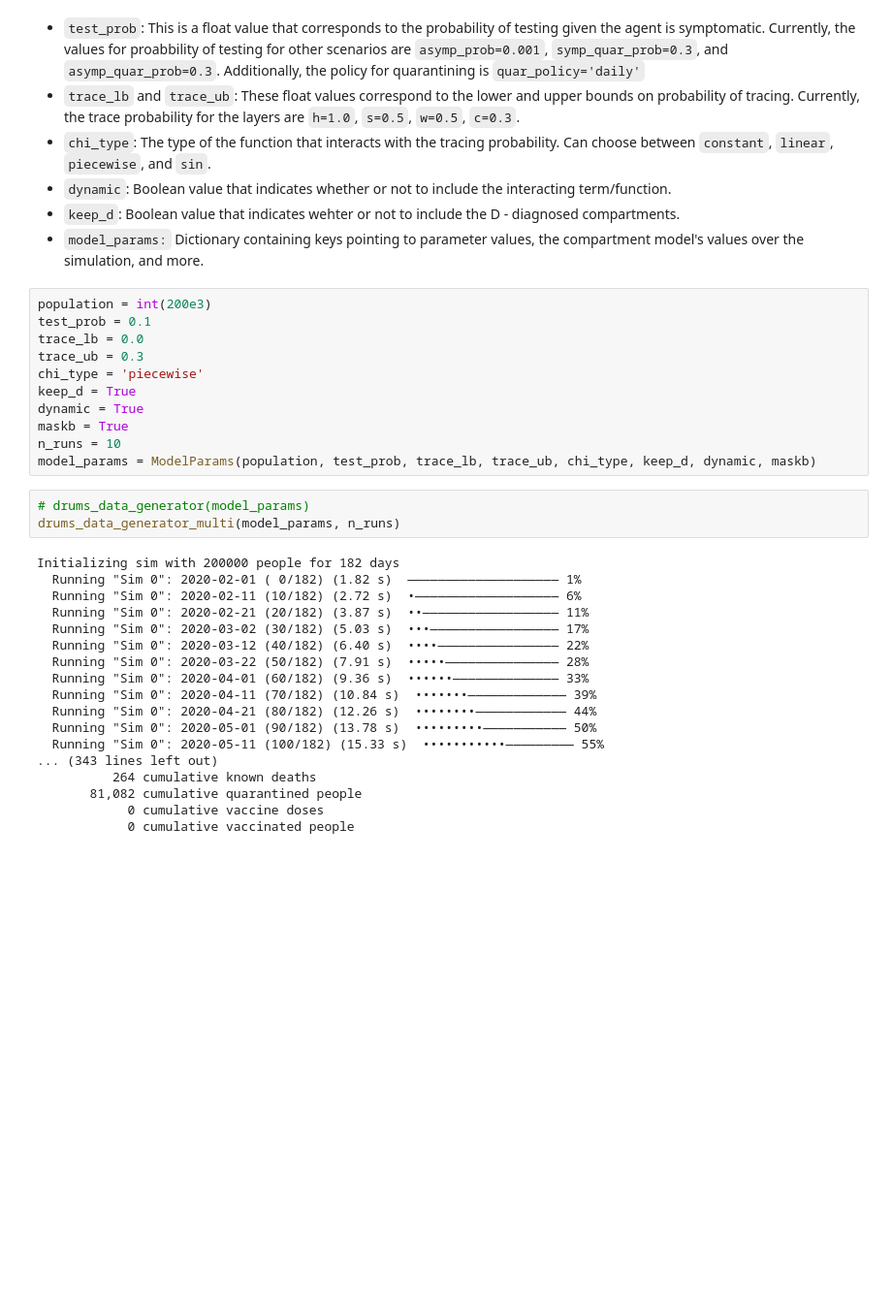
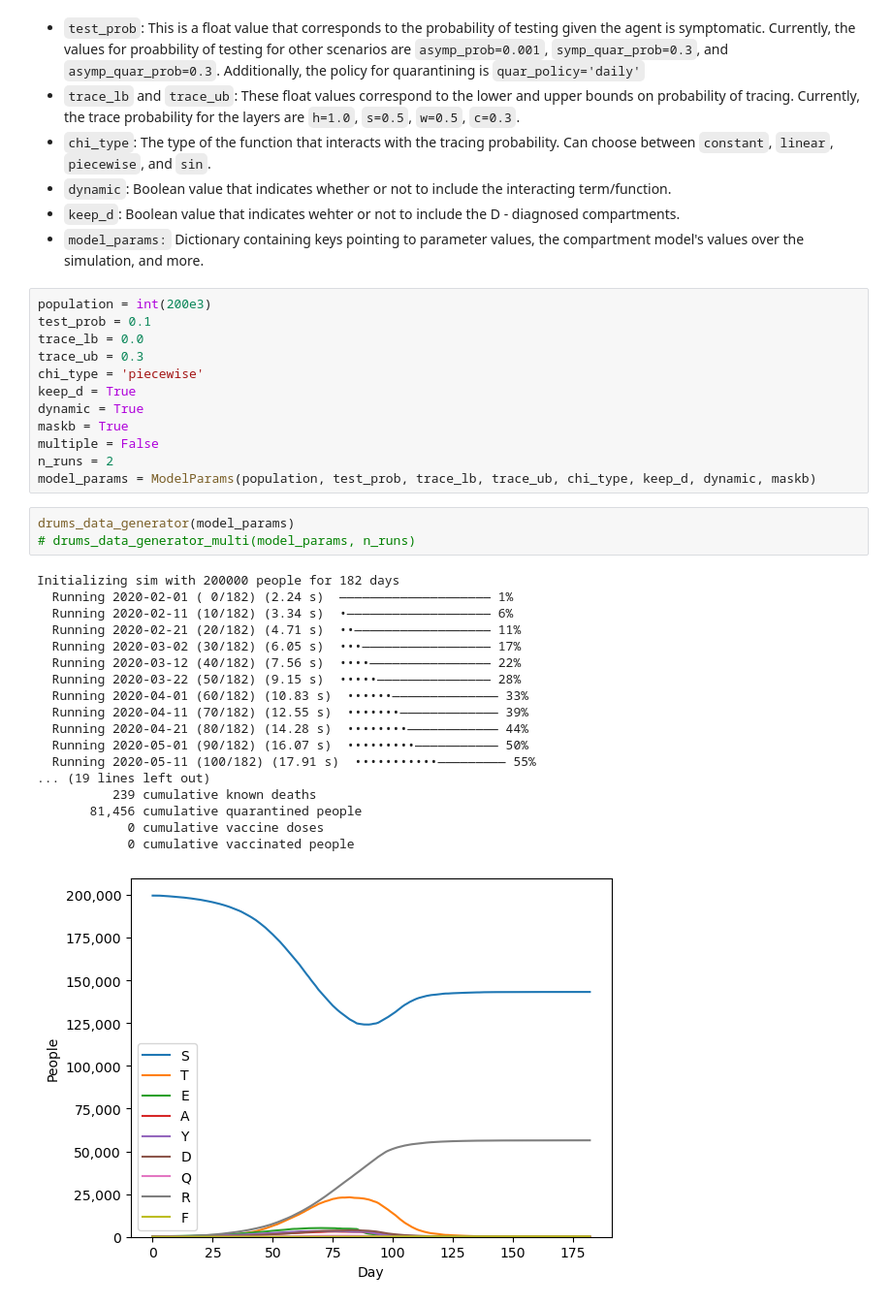
Before and after one commit to abarton51/BINNs_EQL_Covasim, a Jupyter notebook: Notebooks/DRUMS_data_gen.ipynb, the cells around one changed output. Shown at 97% size. Cells and saved outputs as stored; diff of their text form; blank space fills up the shorter version.

Commit message:
plot

```diff
--- a/Notebooks/DRUMS_data_gen.ipynb
+++ b/Notebooks/DRUMS_data_gen.ipynb
@@ -41,29 +43,31 @@ chi_type = 'piecewise'
 keep_d = True
 dynamic = True
 maskb = True
-n_runs = 10
+multiple = False
+n_runs = 2
 model_params = ModelParams(population, test_prob, trace_lb, trace_ub, chi_type, keep_d, dynamic, maskb)
 # %%
-# drums_data_generator(model_params)
-drums_data_generator_multi(model_params, n_runs)
+drums_data_generator(model_params)
+# drums_data_generator_multi(model_params, n_runs)
 # %% [output]
 Initializing sim with 200000 people for 182 days
-  Running "Sim 0": 2020-02-01 ( 0/182) (1.82 s)  ———————————————————— 1%
-  Running "Sim 0": 2020-02-11 (10/182) (2.72 s)  •——————————————————— 6%
-  Running "Sim 0": 2020-02-21 (20/182) (3.87 s)  ••—————————————————— 11%
-  Running "Sim 0": 2020-03-02 (30/182) (5.03 s)  •••————————————————— 17%
-  Running "Sim 0": 2020-03-12 (40/182) (6.40 s)  ••••———————————————— 22%
-  Running "Sim 0": 2020-03-22 (50/182) (7.91 s)  •••••——————————————— 28%
-  Running "Sim 0": 2020-04-01 (60/182) (9.36 s)  ••••••—————————————— 33%
-  Running "Sim 0": 2020-04-11 (70/182) (10.84 s)  •••••••————————————— 39%
-  Running "Sim 0": 2020-04-21 (80/182) (12.26 s)  ••••••••———————————— 44%
-  Running "Sim 0": 2020-05-01 (90/182) (13.78 s)  •••••••••——————————— 50%
-  Running "Sim 0": 2020-05-11 (100/182) (15.33 s)  •••••••••••————————— 55%
-... (343 lines left out)
-          264 cumulative known deaths
-       81,082 cumulative quarantined people
+  Running 2020-02-01 ( 0/182) (2.24 s)  ———————————————————— 1%
+  Running 2020-02-11 (10/182) (3.34 s)  •——————————————————— 6%
+  Running 2020-02-21 (20/182) (4.71 s)  ••—————————————————— 11%
+  Running 2020-03-02 (30/182) (6.05 s)  •••————————————————— 17%
+  Running 2020-03-12 (40/182) (7.56 s)  ••••———————————————— 22%
+  Running 2020-03-22 (50/182) (9.15 s)  •••••——————————————— 28%
+  Running 2020-04-01 (60/182) (10.83 s)  ••••••—————————————— 33%
+  Running 2020-04-11 (70/182) (12.55 s)  •••••••————————————— 39%
+  Running 2020-04-21 (80/182) (14.28 s)  ••••••••———————————— 44%
+  Running 2020-05-01 (90/182) (16.07 s)  •••••••••——————————— 50%
+  Running 2020-05-11 (100/182) (17.91 s)  •••••••••••————————— 55%
+... (19 lines left out)
+          239 cumulative known deaths
+       81,456 cumulative quarantined people
             0 cumulative vaccine doses
             0 cumulative vaccinated people
+[figure, added]
 # %%
 path = '../Data/covasim_data/drums_data/'
 retrain = False
```
Also changed, not shown: parts of 4 cells of this notebook, 3 other files.
